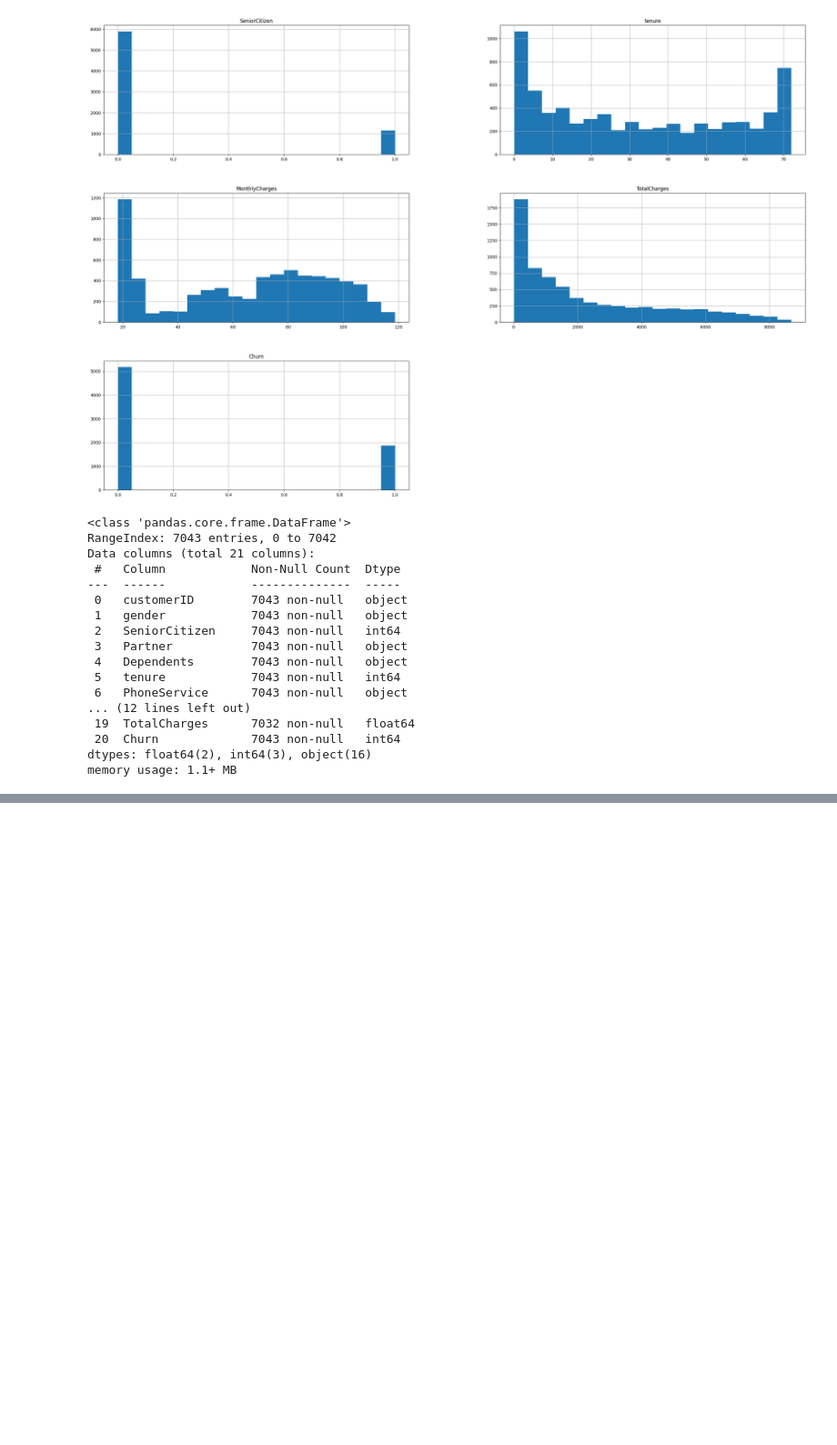
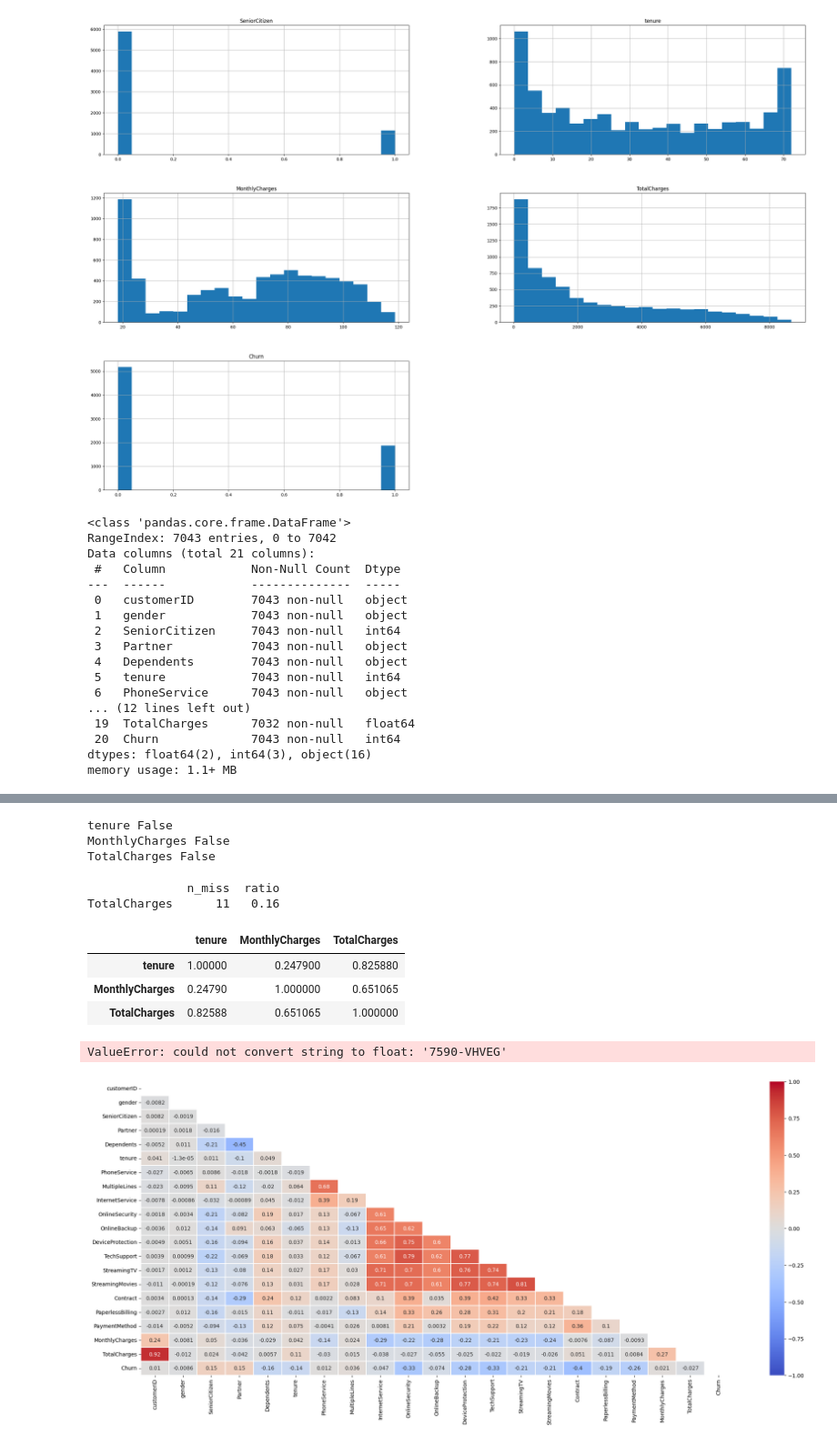
Before and after one commit to Zhuuus/Customer-Churn-Prediction, a Jupyter notebook: notebooks/01_eda.ipynb, the cells around one changed output, grey strips where cells are left out. Shown at 91% size. Saved outputs shown, nothing was run; the diff lists cells and outputs as text; code cells hidden in the pictures; blank space fills up the shorter version.

```diff
--- a/notebooks/01_eda.ipynb
+++ b/notebooks/01_eda.ipynb
@@ -181,0 +311,71 @@ memory usage: 1.1+ MB
+# %%
+def outlier_thresholds(dataframe, col_name, q1=0.05, q3=0.95):
+    quartile1 = dataframe[col_name].quantile(q1)
+    quartile3 = dataframe[col_name].quantile(q3)
+    interquantile_range = quartile3 - quartile1
+    up_limit = quartile3 + 1.5 * interquantile_range
+    low_limit = quartile1 - 1.5 * interquantile_range
+    return low_limit, up_limit
+
+def check_outlier(dataframe, col_name):
+    low_limit, up_limit = outlier_thresholds(dataframe, col_name)
+    if dataframe[(dataframe[col_name] > up_limit) | (dataframe[col_name] < low_limit)].any(axis=None):
+        return True
+    else:
+        return False
+
+def grab_outliers(dataframe, col_name, index=False):
+    low, up = outlier_thresholds(dataframe, col_name)
+
+    if dataframe[((dataframe[col_name] < low) | (dataframe[col_name] > up))].shape[0] > 10:
+        print(dataframe[((dataframe[col_name] < low) | (dataframe[col_name] > up))].head())
+    else:
+        print(dataframe[((dataframe[col_name] < low) | (dataframe[col_name] > up))])
+
+    if index:
+        outlier_index = dataframe[((dataframe[col_name] < low) | (dataframe[col_name] > up))].index
+        return outlier_index
+
+for col in num_cols:
+    print(col, check_outlier(df, col))
+# %% [output]
+tenure False
+MonthlyCharges False
+TotalCharges False
+# %%
+def missing_values_table(dataframe, na_name=False):
+    na_columns = [col for col in dataframe.columns if dataframe[col].isnull().sum() > 0]
+
+    n_miss = dataframe[na_columns].isnull().sum().sort_values(ascending=False)
+    ratio = (dataframe[na_columns].isnull().sum() / dataframe.shape[0] * 100).sort_values(ascending=False)
+    missing_df = pd.concat([n_miss, np.round(ratio, 2)], axis=1, keys=['n_miss', 'ratio'])
+    print(missing_df, end="\n")
+
+    if na_name:
+        return na_columns
+
+
+missing_values_table(df)
+# %% [output]
+              n_miss  ratio
+TotalCharges      11   0.16
+# %%
+corr_matrix = df[num_cols].corr()
+corr_matrix
+# %% [output]
+|  | tenure | MonthlyCharges | TotalCharges |
+| tenure | 1.00000 | 0.247900 | 0.825880 |
+| MonthlyCharges | 0.24790 | 1.000000 | 0.651065 |
+| TotalCharges | 0.82588 | 0.651065 | 1.000000 |
+# %%
+df.corrwith(df["Churn"]).sort_values(ascending=False)
+# %% [output]
+ValueError: could not convert string to float: '7590-VHVEG'
+# %%
+# Correlation between all variables
+plt.figure(5, figsize=(25, 10))
+corr = df.apply(lambda x: pd.factorize(x)[0]).corr()
+mask = np.triu(np.ones_like(corr, dtype=bool))
+ax = sns.heatmap(corr, mask=mask, xticklabels=corr.columns, yticklabels=corr.columns, annot=True, linewidths=.2, cmap='coolwarm', vmin=-1, vmax=1)
+# %% [output]
+[figure, added]
```
Also changed, not shown: parts of 12 cells of this notebook, 3 other files.
